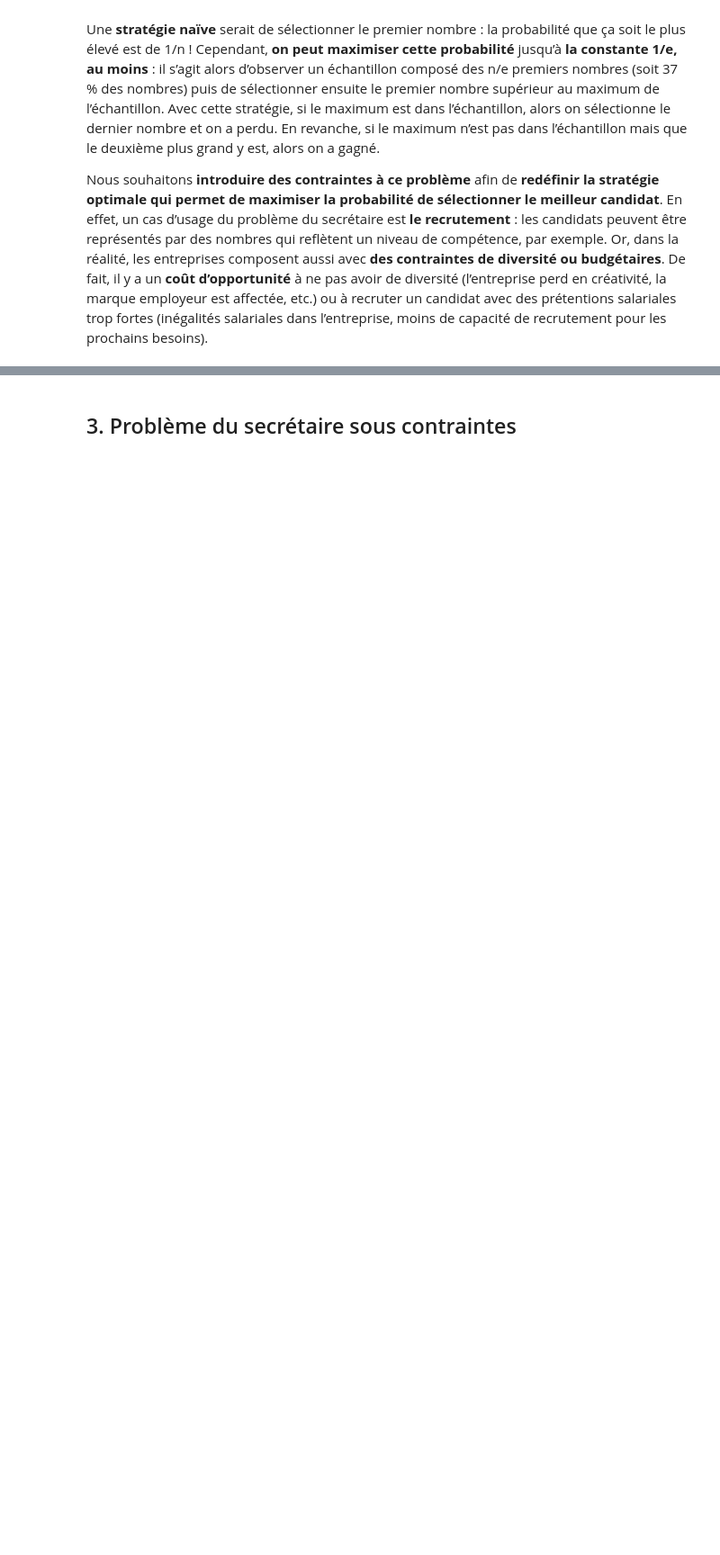
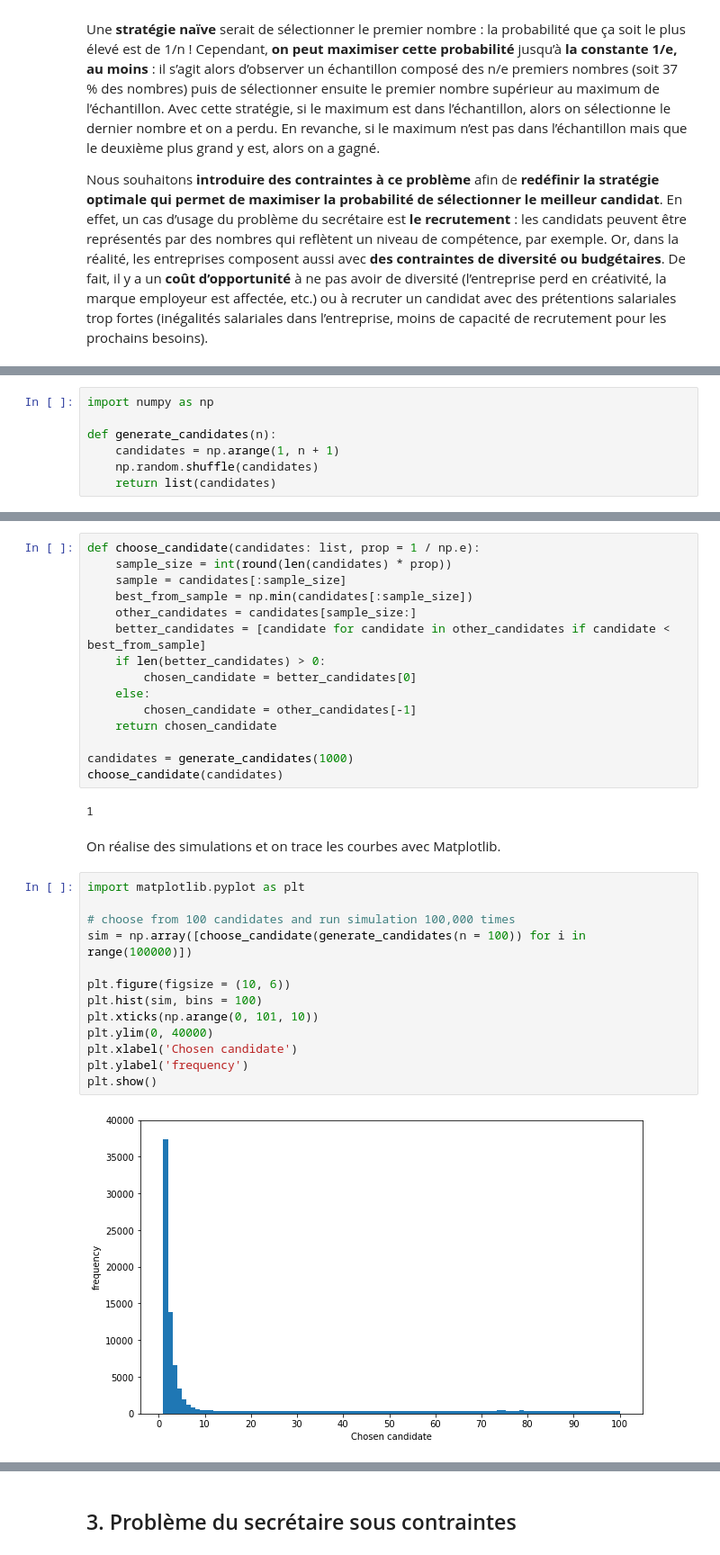
Before and after one commit to victor-kerros/secretary_problem_with_constraints, a Jupyter notebook: secretary_problem_simulation.ipynb, the cells around one changed output, grey strips where cells are left out. Shown at 90% size. Drawn from its saved outputs; the diff is of its cells as text; blank space fills up the shorter version.

```diff
--- a/secretary_problem_simulation.ipynb
+++ b/secretary_problem_simulation.ipynb
@@ -23,0 +22,7 @@ Nous souhaitons **introduire des contraintes à ce problème** afin de **redéfi
+# %%
+import numpy as np
+
+def generate_candidates(n):
+    candidates = np.arange(1, n + 1)
+    np.random.shuffle(candidates)
+    return list(candidates)
@@ -23,0 +31,34 @@ Nous souhaitons **introduire des contraintes à ce problème** afin de **redéfi
+# %%
+def choose_candidate(candidates: list, prop = 1 / np.e):
+    sample_size = int(round(len(candidates) * prop))
+    sample = candidates[:sample_size]
+    best_from_sample = np.min(candidates[:sample_size])
+    other_candidates = candidates[sample_size:]
+    better_candidates = [candidate for candidate in other_candidates if candidate < best_from_sample]
+    if len(better_candidates) > 0:
+        chosen_candidate = better_candidates[0]
+    else:
+        chosen_candidate = other_candidates[-1]
+    return chosen_candidate
+
+candidates = generate_candidates(1000)
+choose_candidate(candidates)
+# %% [output]
+1
+# %% [markdown]
+On réalise des simulations et on trace les courbes avec Matplotlib.
+# %%
+import matplotlib.pyplot as plt
+
+# choose from 100 candidates and run simulation 100,000 times
+sim = np.array([choose_candidate(generate_candidates(n = 100)) for i in range(100000)])
+
+plt.figure(figsize = (10, 6))
+plt.hist(sim, bins = 100)
+plt.xticks(np.arange(0, 101, 10))
+plt.ylim(0, 40000)
+plt.xlabel('Chosen candidate')
+plt.ylabel('frequency')
+plt.show()
+# %% [output]
+[figure, added]
```
Also changed, not shown: parts of 5 cells of this notebook.
